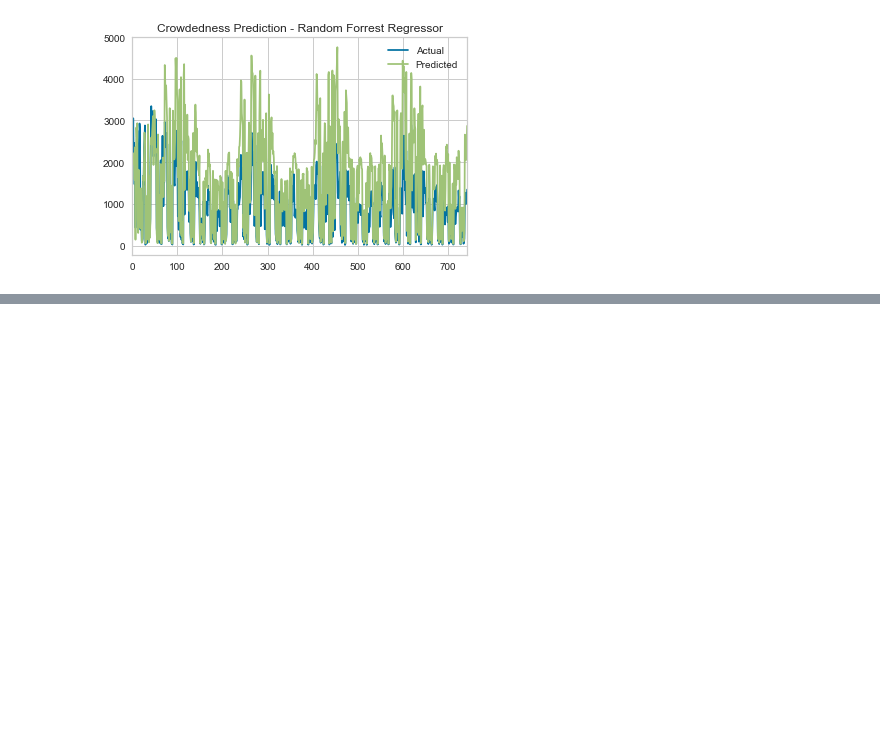
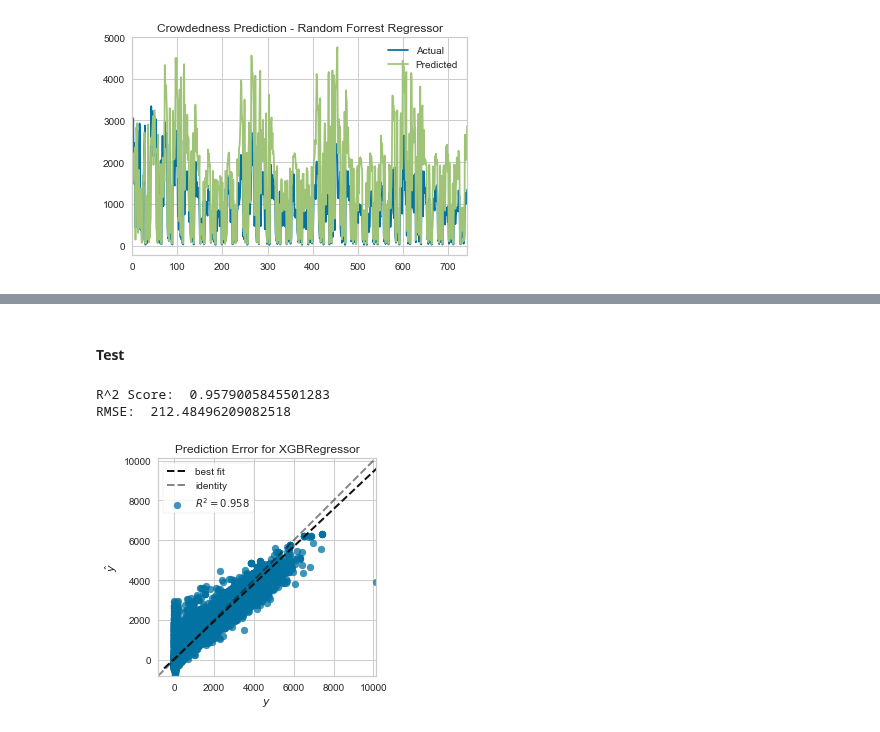
Before and after one commit to LeDon96/CrowdednessPrediction, a Jupyter notebook: Jupyter Notebooks/Regression Models.ipynb, the cells around one changed output, grey strips where cells are left out. Cells and saved outputs as stored; diff of their text form; code cells hidden in the pictures; blank space fills up the shorter version.

```diff
--- a/Jupyter Notebooks/Regression Models.ipynb
+++ b/Jupyter Notebooks/Regression Models.ipynb
@@ -199,0 +207,5 @@ plt.show()
+# %%
+xgbr = xgb.XGBRegressor(max_depth=6, learning_rate=0.08, n_estimators=500, verbosity=1,
+                          booster="gbtree", n_jobs=50, random_state=42)
+
+xgbr.fit(x_train, y_train)
@@ -199,0 +220,19 @@ plt.show()
+# %% [markdown]
+#### Test
+# %%
+test_xgbr_score = xgbr.score(x_test, y_test)
+
+y_pred_test_xgbr = xgbr.predict(x_test)
+test_xgbr_mse = mean_squared_error(y_pred_test_xgbr, y_test)
+
+print("R^2 Score: ", test_xgbr_score)
+print("RMSE: ", np.sqrt(test_xgbr_mse))
+
+visualizer = PredictionError(xgbr)
+visualizer.fit(x_train, y_train)  # Fit the training data to the visualizer
+visualizer.score(x_test, y_test)  # Evaluate the model on the test data
+g = visualizer.poof()
+# %% [output]
+R^2 Score:  0.9579005845501283
+RMSE:  212.48496209082518
+[figure, added]
```
Also changed, not shown: parts of 8 cells of this notebook.
